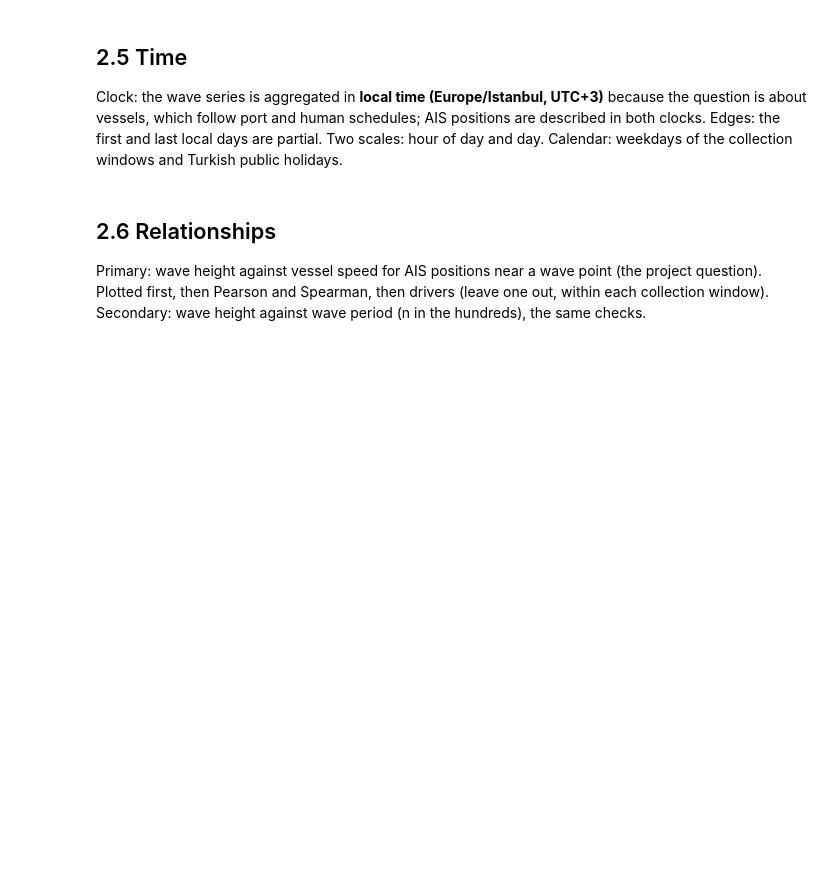
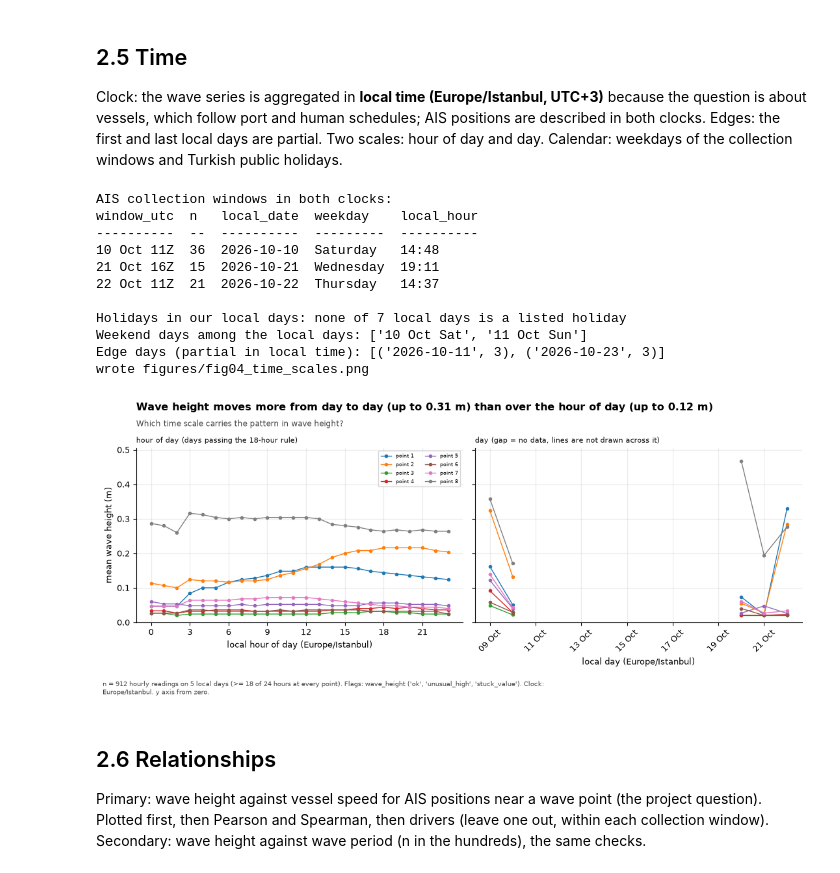
Before and after one commit to se-230717062/turkish-straits-maritime-pipeline, a Jupyter notebook: notebooks/m4_eda.ipynb, the cells around one changed output. Saved outputs shown, nothing was run; the diff lists cells and outputs as text; code cells hidden in the pictures; blank space fills up the shorter version.

```diff
--- a/notebooks/m4_eda.ipynb
+++ b/notebooks/m4_eda.ipynb
@@ -235,34 +340,50 @@ Two scales: hour of day and day. Calendar: weekdays of the collection windows an
 # %%
 print("AIS collection windows in both clocks:")
 E.show([dict(window_utc=w, n=by_window[w]["n"], local_date=str(next(r["local"].date() for r in MP if r["window"] == w)),
              weekday=next(r["local"].strftime("%A") for r in MP if r["window"] == w),
              local_hour=next(r["local"].strftime("%H:%M") for r in MP if r["window"] == w)) for w in WINDOWS])
 print("\nHolidays in our local days:", {str(d): P.HOLIDAYS[str(d)] for d in LDAYS if str(d) in P.HOLIDAYS} or "none of %d local days is a listed holiday" % len(LDAYS))
 print("Weekend days among the local days:", [d.strftime("%d %b %a") for d in LDAYS if d.weekday() >= 5] or "none")
 print("Edge days (partial in local time):", [(str(d), min(len(hours.get((pk, d), ())) for pk in POINTS)) for d in LDAYS if d not in KEEP])
 prof = {pk: [np.mean([r["wave_height"] for r in WV if r["point_key"] == pk and r["ldate"] in KEEP and r["lhour"] == h] or [np.nan]) for h in range(24)] for pk in POINTS}
 fig, axes = plt.subplots(1, 2, figsize=(11, 3.8), sharey=True)
+COL = {pk: "C%d" % i for i, pk in enumerate(POINTS)}      # one colour per wave point, the same in both panels
 ax = axes[0]
-for pk in POINTS: ax.plot(range(24), prof[pk], marker=".", lw=1, label="point %d" % pk)
+for pk in POINTS: ax.plot(range(24), prof[pk], marker=".", lw=1, color=COL[pk], label="point %d" % pk)
 ax.set_xlabel("local hour of day (%s)" % P.TZ_NAME); ax.set_ylabel("mean wave height (m)"); ax.set_xticks(range(0, 24, 3)); ax.set_ylim(bottom=0)
 ax.set_title("hour of day (days passing the 18-hour rule)", fontsize=8, loc="left"); ax.legend(fontsize=6, ncol=2)
 ax = axes[1]
 for pk in POINTS:
     seg_x, seg_y = [], []
     for d in KEEP:
         if seg_x and (d - seg_x[-1]).days > 1:
-            ax.plot(seg_x, seg_y, marker="o", ms=3, lw=1, color="C%d" % (pk % 10)); seg_x, seg_y = [], []
+            ax.plot(seg_x, seg_y, marker="o", ms=3, lw=1, color=COL[pk]); seg_x, seg_y = [], []
         seg_x.append(d); seg_y.append(daily[(pk, d)][0])
-    ax.plot(seg_x, seg_y, marker="o", ms=3, lw=1, color="C%d" % (pk % 10))
+    ax.plot(seg_x, seg_y, marker="o", ms=3, lw=1, color=COL[pk])
+ymax = max([v for pk in POINTS for v in prof[pk] if not np.isnan(v)] + [daily[(pk, d)][0] for pk in POINTS for d in KEEP] + [0.01])
+axes[0].set_ylim(0, ymax * 1.08)                            # shared y axis must hold every value in both panels
 ax.xaxis.set_major_formatter(mdates.DateFormatter("%d %b")); ax.tick_params(axis="x", rotation=45)
 ax.set_xlabel("local day (%s)" % P.TZ_NAME); ax.set_title("day (gap = no data, lines are not drawn across it)", fontsize=8, loc="left")
 fig.tight_layout()
 hr_rng = max([np.nanmax(v) - np.nanmin(v) for v in prof.values() if not np.all(np.isnan(v))] or [0.0])
 day_rng = max([max(daily[(pk, d)][0] for d in KEEP) - min(daily[(pk, d)][0] for d in KEEP) for pk in POINTS if KEEP] or [0.0])
 E.finish(fig, "fig04_time_scales.png", ("Wave height moves more from day to day (up to %.2f m) than over the hour of day (up to %.2f m)" % (day_rng, hr_rng)) if day_rng > hr_rng else ("Wave height moves more over the hour of day (up to %.2f m) than from day to day (up to %.2f m)" % (hr_rng, day_rng)),
          "Which time scale carries the pattern in wave height?",
          "n = %d hourly readings on %d local days (>= %d of 24 hours at every point). Flags: wave_height %s. Clock: %s. y axis from zero." % (sum(1 for r in WV if r["ldate"] in KEEP), len(KEEP), P.MIN_HOURS_PER_DAY, P.WAVE_FLAGS_MAIN, P.TZ_NAME))
 plt.show()
+# %% [output]
+AIS collection windows in both clocks:
+window_utc  n   local_date  weekday    local_hour
+----------  --  ----------  ---------  ----------
+10 Oct 11Z  36  2026-10-10  Saturday   14:48
+21 Oct 16Z  15  2026-10-21  Wednesday  19:11
+22 Oct 11Z  21  2026-10-22  Thursday   14:37
+
+Holidays in our local days: none of 7 local days is a listed holiday
+Weekend days among the local days: ['10 Oct Sat', '11 Oct Sun']
+Edge days (partial in local time): [('2026-10-11', 3), ('2026-10-23', 3)]
+wrote figures/fig04_time_scales.png
+[figure, added]
 # %% [markdown]
 ## 2.6 Relationships
 Primary: wave height against vessel speed for AIS positions near a wave point (the project question). Plotted first, then Pearson and Spearman, then
```
Also changed, not shown: parts of 14 cells of this notebook, 9 other files.
